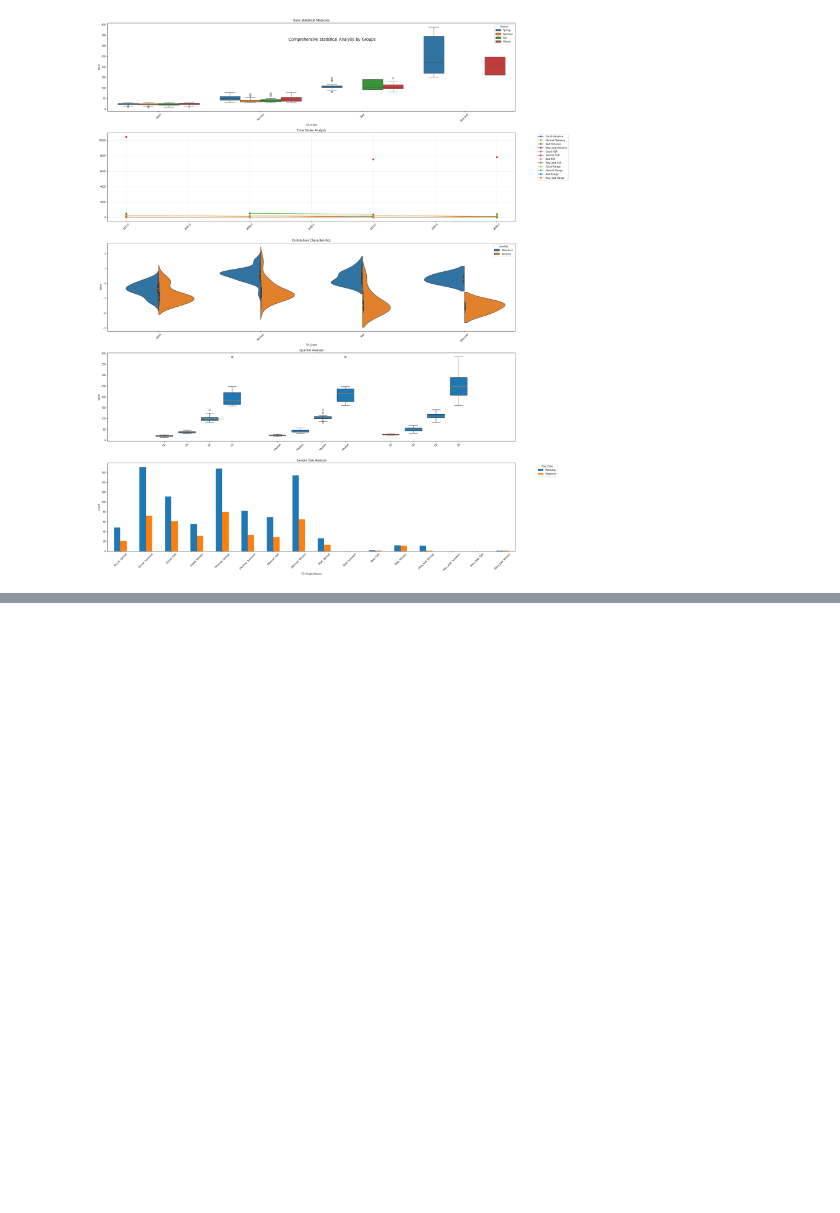
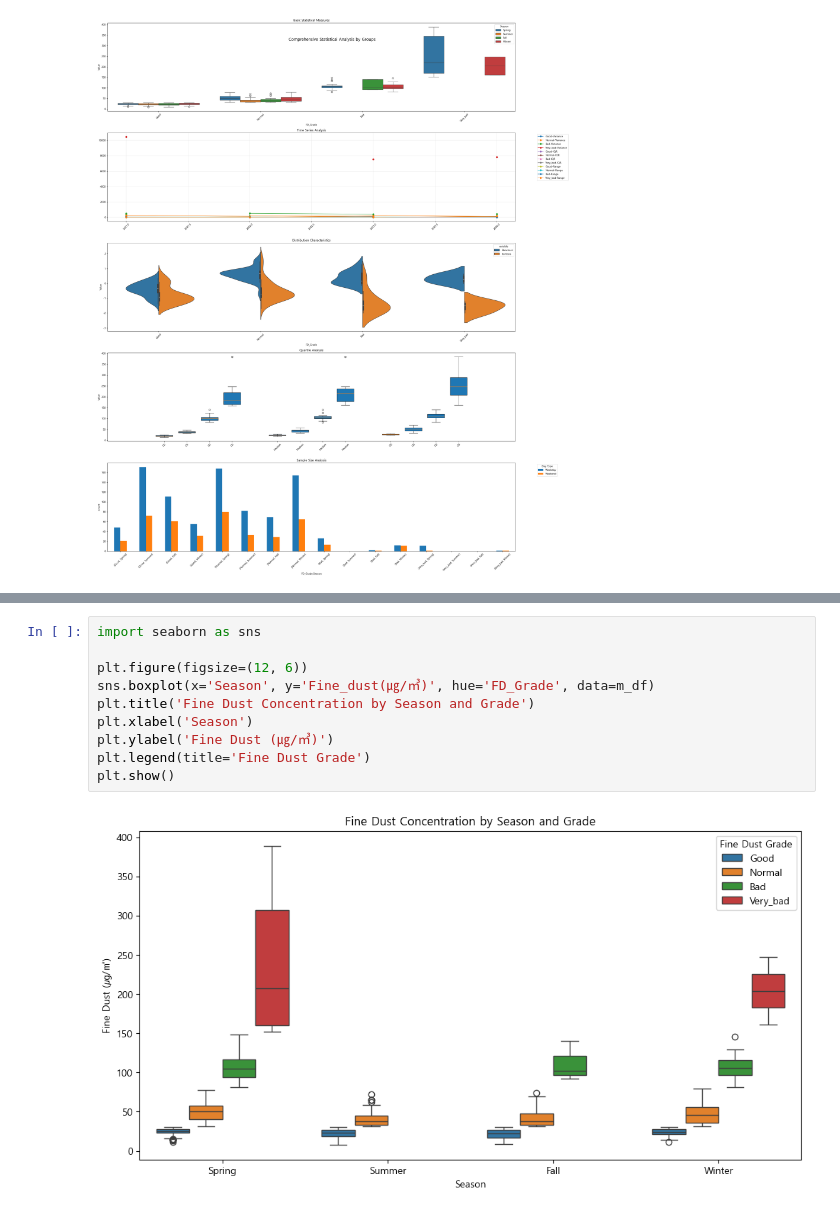
Before and after one commit to mini-project-y/1st_mini_project, a Jupyter notebook: Yuri/p_analysis_FineDust.ipynb, the cells around one changed output, grey strips where cells are left out. Saved outputs shown, nothing was run; the diff lists cells and outputs as text; blank space fills up the shorter version.

```diff
--- a/Yuri/p_analysis_FineDust.ipynb
+++ b/Yuri/p_analysis_FineDust.ipynb
@@ -1089,0 +1117,12 @@ create_comprehensive_plots(quadruple_group_stats_FD4)
+# %%
+import seaborn as sns
+
+plt.figure(figsize=(12, 6))
+sns.boxplot(x='Season', y='Fine_dust(㎍/㎥)', hue='FD_Grade', data=m_df)
+plt.title('Fine Dust Concentration by Season and Grade')
+plt.xlabel('Season')
+plt.ylabel('Fine Dust (㎍/㎥)')
+plt.legend(title='Fine Dust Grade')
+plt.show()
+# %% [output]
+[figure, added]
```
Also changed, not shown: parts of 11 cells of this notebook, 1 other file.
